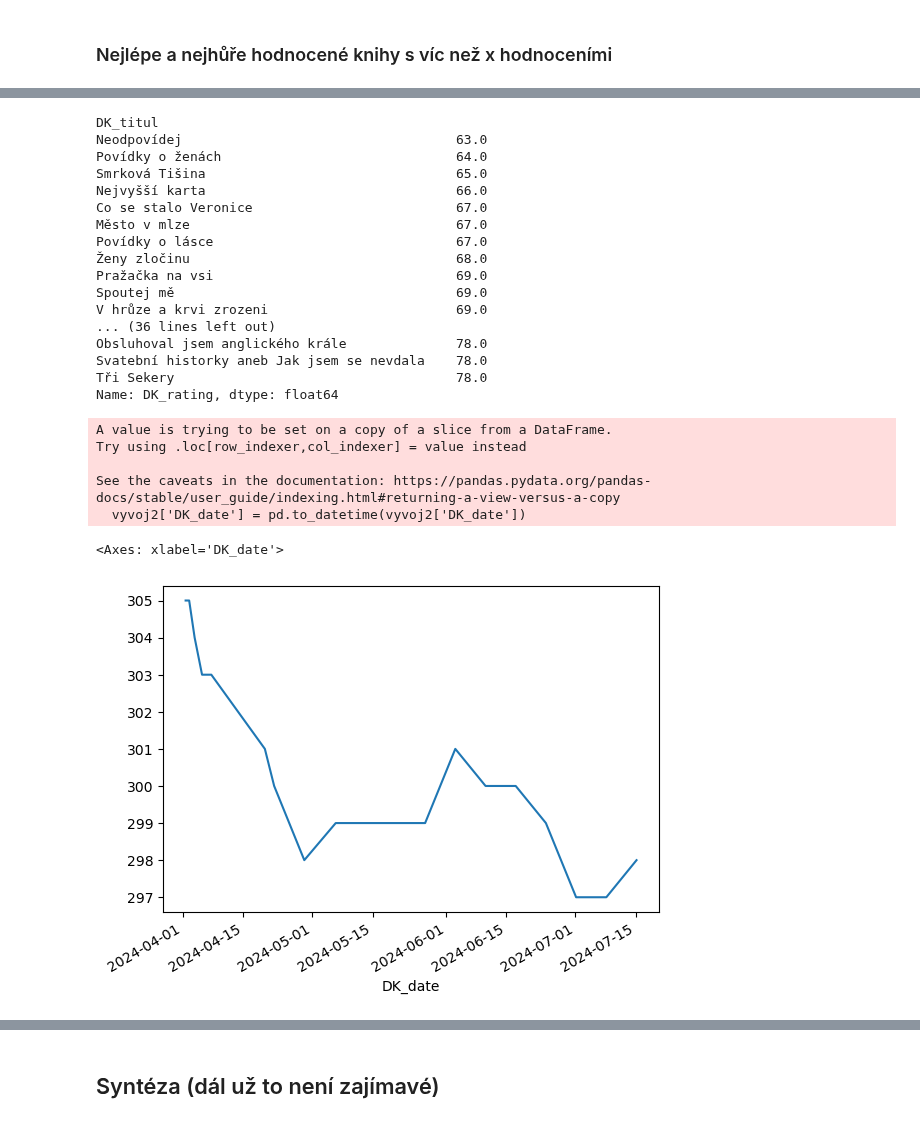
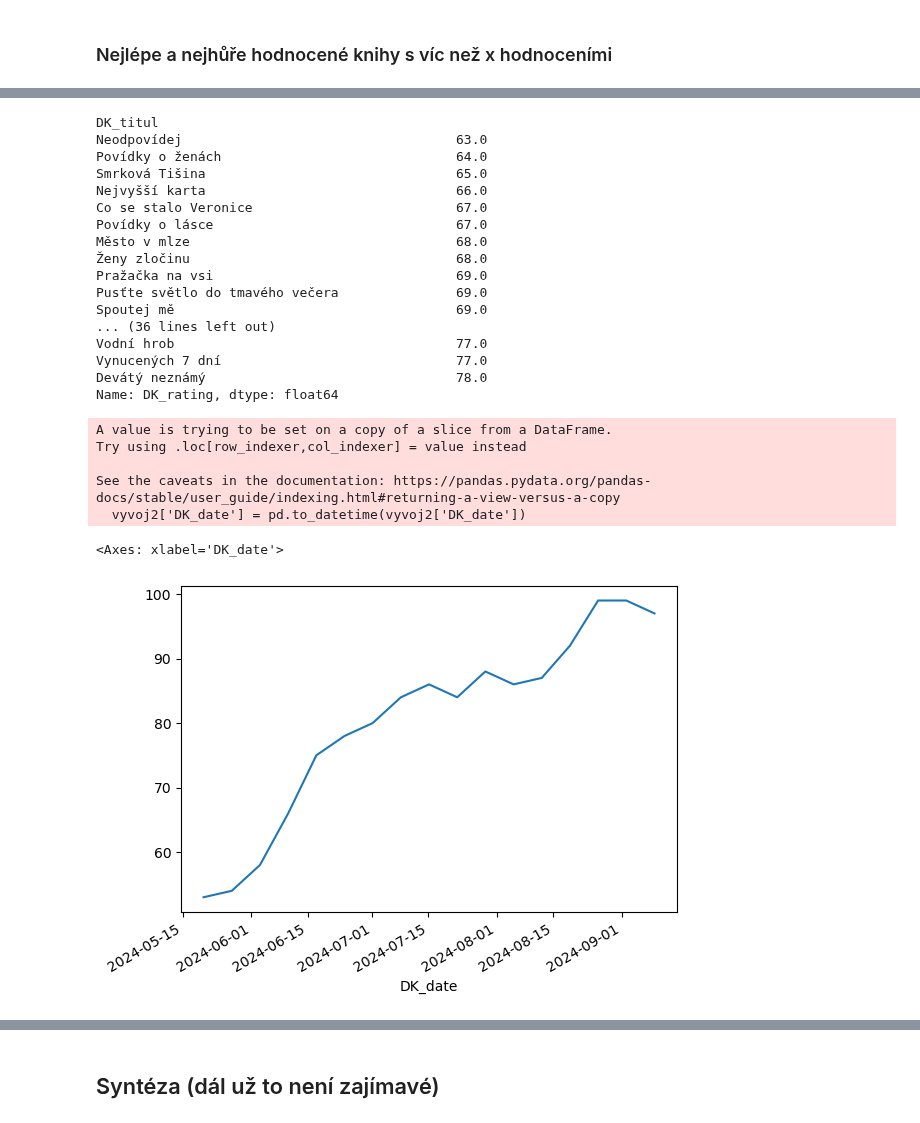
Before and after one commit to DataRozhlas/knizni-peoplemetr, a Jupyter notebook: 101_hodnoceni_explorace.ipynb, the cells around one changed output, grey strips where cells are left out. Saved outputs shown, nothing was run; the diff lists cells and outputs as text; code cells hidden in the pictures.

```diff
--- a/101_hodnoceni_explorace.ipynb
+++ b/101_hodnoceni_explorace.ipynb
@@ -558,5 +506,5 @@ import numpy as np
 # %%
 df = pd.read_json(os.path.join("data","martinus_vyslo.json"))
 # %%
-df['isbn'] = df['M_isbn'].astype(str)
+df['isbn'] = df['M_isbn'].astype(str).apply(lambda x: x.replace(".0",""))
 dk['isbn'] = dk['DK_isbn'].astype(str).apply(lambda x: x.replace(".0",""))
@@ -862,16 +1086,16 @@ Povídky o ženách                              64.0
 Smrková Tišina                                65.0
 Nejvyšší karta                                66.0
 Co se stalo Veronice                          67.0
-Město v mlze                                  67.0
 Povídky o lásce                               67.0
+Město v mlze                                  68.0
 Ženy zločinu                                  68.0
 Pražačka na vsi                               69.0
+Pusťte světlo do tmavého večera               69.0
 Spoutej mě                                    69.0
-V hrůze a krvi zrozeni                        69.0
 ... (36 lines left out)
-Obsluhoval jsem anglického krále              78.0
-Svatební historky aneb Jak jsem se nevdala    78.0
-Tři Sekery                                    78.0
+Vodní hrob                                    77.0
+Vynucených 7 dní                              77.0
+Devátý neznámý                                78.0
 Name: DK_rating, dtype: float64
 # %%
 vyvoj2 = dk[['DK_date','DK_titul','DK_Chystám_se_číst']]
@@ -885,10 +1109,10 @@ Try using .loc[row_indexer,col_indexer] = value instead
 See the caveats in the documentation: https://pandas.pydata.org/pandas-docs/stable/user_guide/indexing.html#returning-a-view-versus-a-copy
   vyvoj2['DK_date'] = pd.to_datetime(vyvoj2['DK_date'])
 # %%
-vyvoj2[vyvoj2['DK_titul'] == 'Josefíně všichni lžou']['DK_Chystám_se_číst'].plot()
+vyvoj2[vyvoj2['DK_titul'] == 'Pacanka']['DK_Chystám_se_číst'].plot()
 # %% [output]
 <Axes: xlabel='DK_date'>
-[figure, old version]
+[figure, new version]
 # %%
 vyvoj2[vyvoj2['DK_titul'] == 'Hella']['DK_Chystám_se_číst'].plot()
 # %% [output]
```
Also changed, not shown: parts of 109 cells of this notebook, 10 other files.
